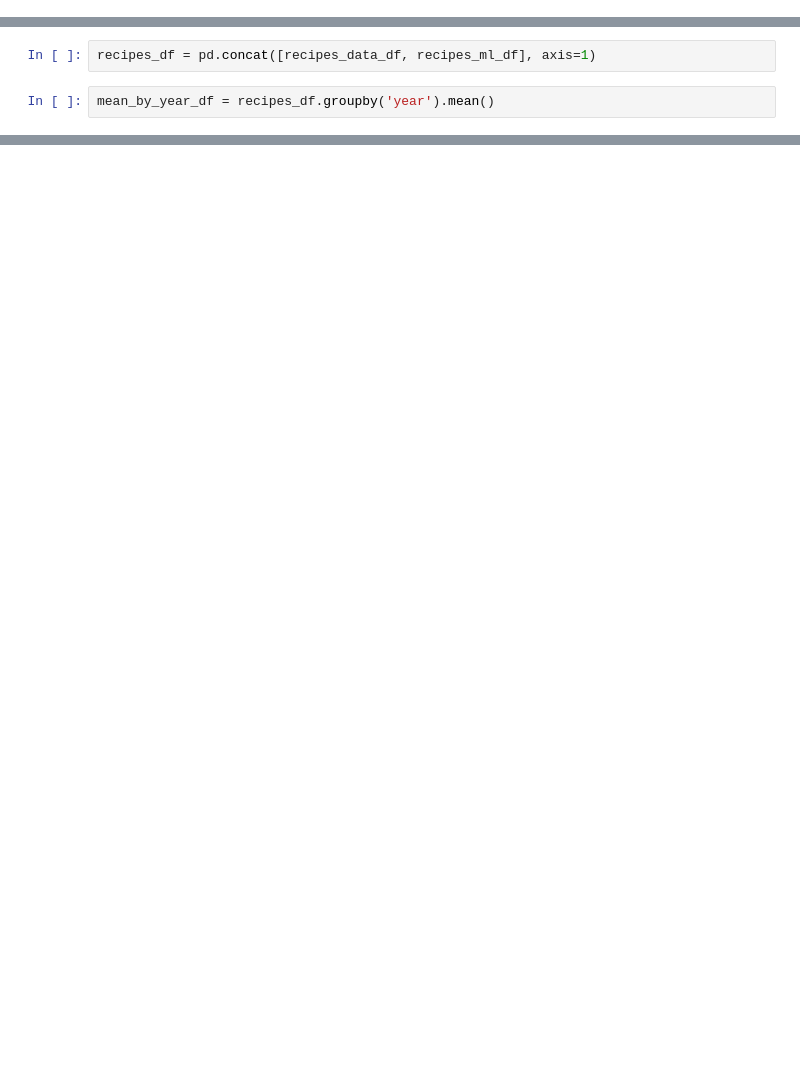
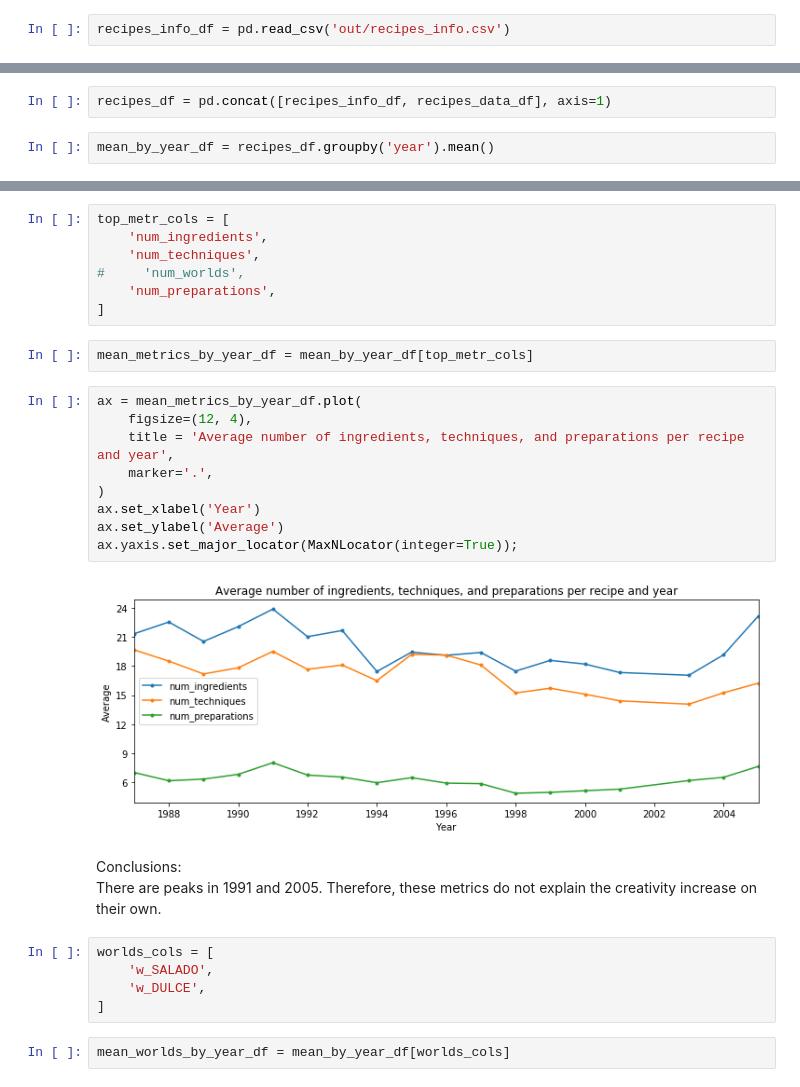
Before and after one commit to mavillard/paper1, a Jupyter notebook: 12_elbulli_visualizations_1.ipynb, the cells around one changed output, grey strips where cells are left out. Saved outputs shown, nothing was run; the diff lists cells and outputs as text; blank space fills up the shorter version.

```diff
--- a/12_elbulli_visualizations_1.ipynb
+++ b/12_elbulli_visualizations_1.ipynb
@@ -5,4 +6,6 @@ import seaborn as sbn
 # %%
 %matplotlib inline
+# %%
+recipes_info_df = pd.read_csv('out/recipes_info.csv')
 # %%
 recipes_data_df = pd.read_csv('out/recipes_data.csv')
@@ -14,4 +12,4 @@ y = recipes_data_df.year
 # %%
-recipes_df = pd.concat([recipes_data_df, recipes_ml_df], axis=1)
+recipes_df = pd.concat([recipes_info_df, recipes_data_df], axis=1)
 # %%
 mean_by_year_df = recipes_df.groupby('year').mean()
@@ -161,0 +41,30 @@ Description of the graphics.
+# %%
+top_metr_cols = [
+    'num_ingredients',
+    'num_techniques',
+#     'num_worlds',
+    'num_preparations',
+]
+# %%
+mean_metrics_by_year_df = mean_by_year_df[top_metr_cols]
+# %%
+ax = mean_metrics_by_year_df.plot(
+    figsize=(12, 4),
+    title = 'Average number of ingredients, techniques, and preparations per recipe and year',
+    marker='.',
+)
+ax.set_xlabel('Year')
+ax.set_ylabel('Average')
+ax.yaxis.set_major_locator(MaxNLocator(integer=True));
+# %% [output]
+[figure, added]
+# %% [markdown]
+Conclusions:<br>
+There are peaks in 1991 and 2005. Therefore, these metrics do not explain the creativity increase on their own.
+# %%
+worlds_cols = [
+    'w_SALADO',
+    'w_DULCE',
+]
+# %%
+mean_worlds_by_year_df = mean_by_year_df[worlds_cols]
```
Also changed, not shown: parts of 43 cells of this notebook, 10 other files.
